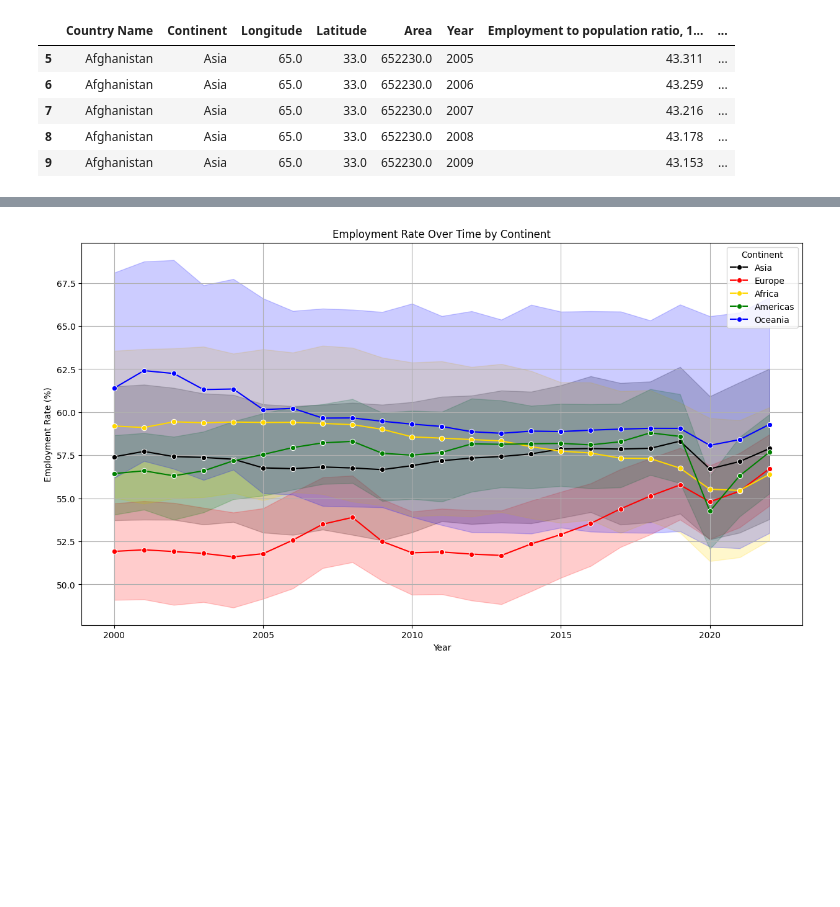
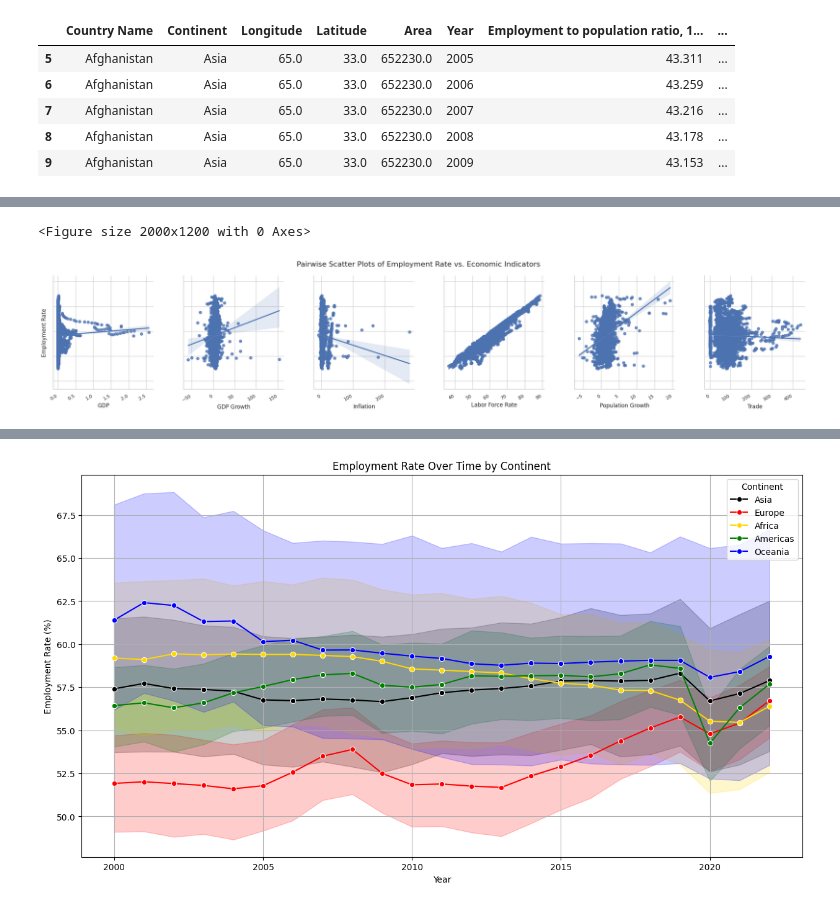
Before and after one commit to Noman-Sajal/Employment-Rate-Prediction-by-Neural-Network, a Jupyter notebook: Code_Work_upadated_80_1_1.ipynb, the cells around one changed output, grey strips where cells are left out. Cells and saved outputs as stored; diff of their text form; code cells hidden in the pictures; blank space fills up the shorter version.

```diff
--- a/Code_Work_upadated_80_1_1.ipynb
+++ b/Code_Work_upadated_80_1_1.ipynb
@@ -408,0 +409,33 @@ Passing `palette` without assigning `hue` is deprecated and will be removed in v
+# %%
+import seaborn as sns
+
+# Set the style for the plots
+sns.set(style="whitegrid")
+
+# Plotting with renamed columns
+sns.set(style="whitegrid")
+plt.figure(figsize=(20, 12))
+
+# Pairwise scatter plots with trend lines
+g = sns.pairplot(
+    df_renamed,
+    x_vars=['GDP', 'GDP Growth', 'Inflation', 'Labor Force Rate', 'Population Growth', 'Trade'],
+    y_vars=['Employment Rate'],
+    kind="reg",
+    height=4.5,
+    aspect=0.9
+)
+
+# Rotate x-axis labels and adjust y-axis label positions
+for ax in g.axes.flatten():
+    ax.set_xticklabels(ax.get_xticklabels(), rotation=30, ha='right', fontsize=10)
+    ax.set_yticklabels(ax.get_yticklabels(), fontsize=10)
+
+# Adjust subplot parameters for better spacing
+g.fig.subplots_adjust(top=0.92, bottom=0.15, hspace=0.4, wspace=0.3)
+g.fig.suptitle("Pairwise Scatter Plots of Employment Rate vs. Economic Indicators", y=1.02, fontsize=16)
+
+plt.show()
+# %% [output]
+<Figure size 2000x1200 with 0 Axes>
+[figure, added]
```
Also changed, not shown: parts of 5 cells of this notebook.
